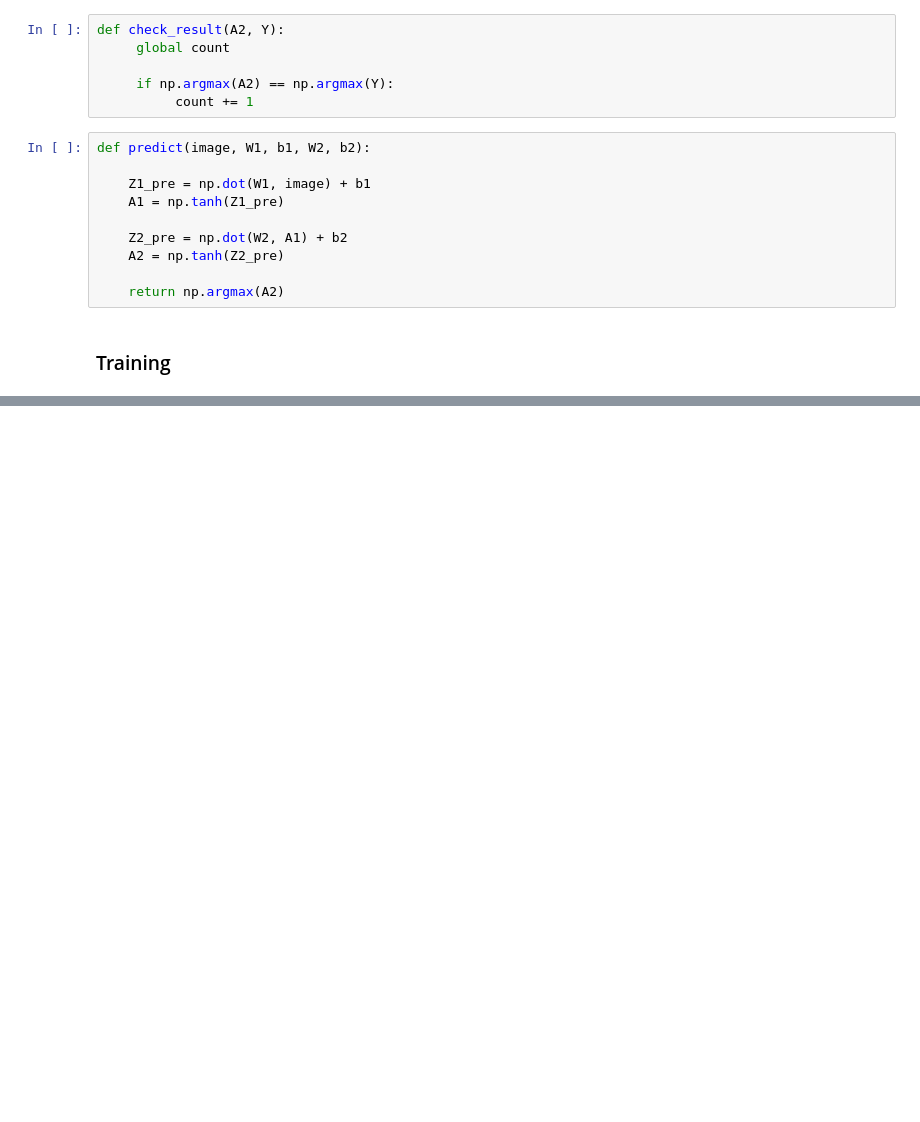
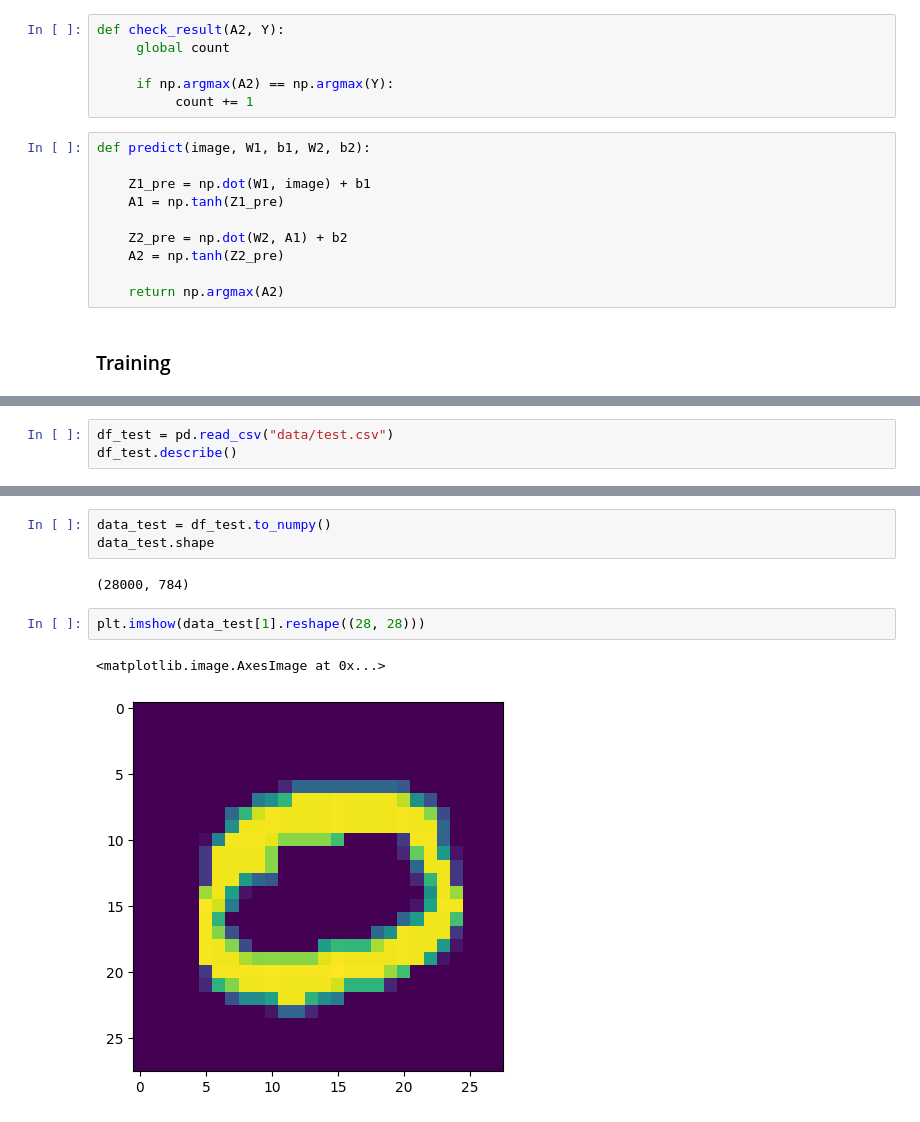
Before and after one commit to VladSkrynyk/NeuralNetworkForHandwrittenDigitRecognition, a Jupyter notebook: main.ipynb, the cells around one changed output, grey strips where cells are left out. Saved outputs shown, nothing was run; the diff lists cells and outputs as text; blank space fills up the shorter version.

```diff
--- a/main.ipynb
+++ b/main.ipynb
@@ -213,0 +225,3 @@ sn.heatmap(cm, annot=True, fmt="d")
+# %%
+df_test = pd.read_csv("data/test.csv")
+df_test.describe()
@@ -213,0 +254,10 @@ sn.heatmap(cm, annot=True, fmt="d")
+# %%
+data_test = df_test.to_numpy()
+data_test.shape
+# %% [output]
+(28000, 784)
+# %%
+plt.imshow(data_test[1].reshape((28, 28)))
+# %% [output]
+<matplotlib.image.AxesImage at 0x...>
+[figure, added]
```
Also changed, not shown: parts of 17 cells of this notebook, 4 other files.
